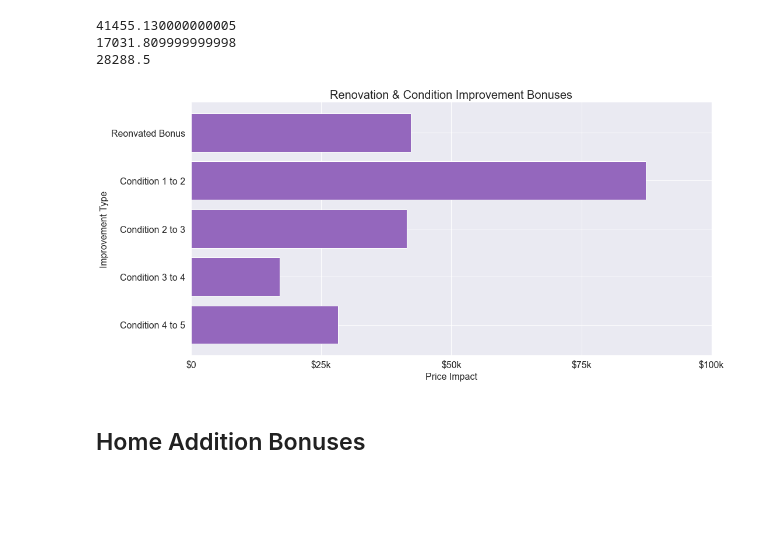
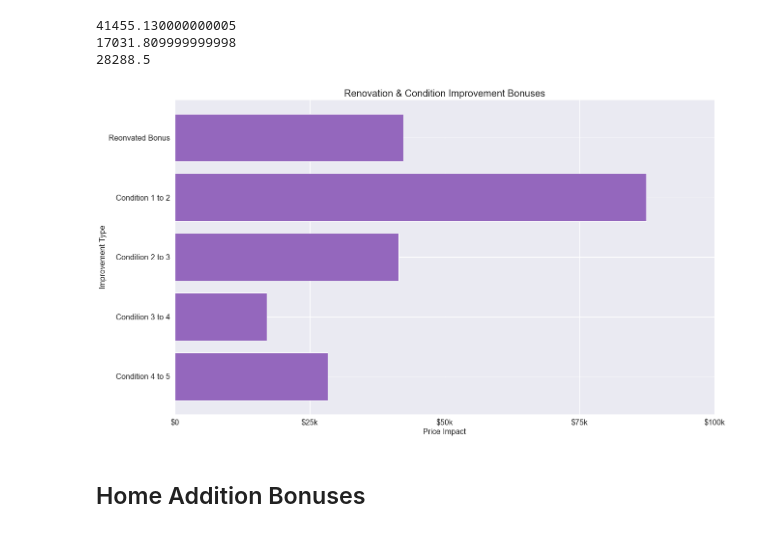
Before and after one commit to Drymander/dsc-phase-2-project, a Jupyter notebook: Housing Project Final.ipynb, the cells around one changed output. Cells and saved outputs as stored; diff of their text form; code cells hidden in the pictures; blank space fills up the shorter version.

```diff
--- a/Housing Project Final.ipynb
+++ b/Housing Project Final.ipynb
@@ -1820,26 +1809,26 @@ print(fourfive)
 # %%
 values = [42260.43, 87360.03, 41455.13, 17031.80, 28288.5]
 # %%
-fig = plt.figure(figsize=(16, 8))
+fig = plt.figure(figsize=(20, 12))
 ax = plt.gca()
 
 ax.barh(labels,values, color='tab:purple')
 
 ax.set_title('Renovation & Condition Improvement Bonuses', fontsize=20)
 plt.ylabel('Improvement Type', fontsize=16)
 plt.xlabel('Price Impact', fontsize=16)
 
 ax.set_xticks([0, 25000, 50000, 75000, 100000])
 ax.set_xticklabels(['$0', '$25k', '$50k', '$75k', '$100k'], fontsize=16)
 ax.set_yticklabels(labels, fontsize=16)
 
 ax.invert_yaxis()
 
 plt.savefig('images/renovation.png')
 
 plt.show()
 # %% [output]
-[figure, old version]
+[figure, new version]
 # %% [markdown]
 ## Home Addition Bonuses
 # %%
```
Also changed, not shown: parts of 13 cells of this notebook, 3 other files.
